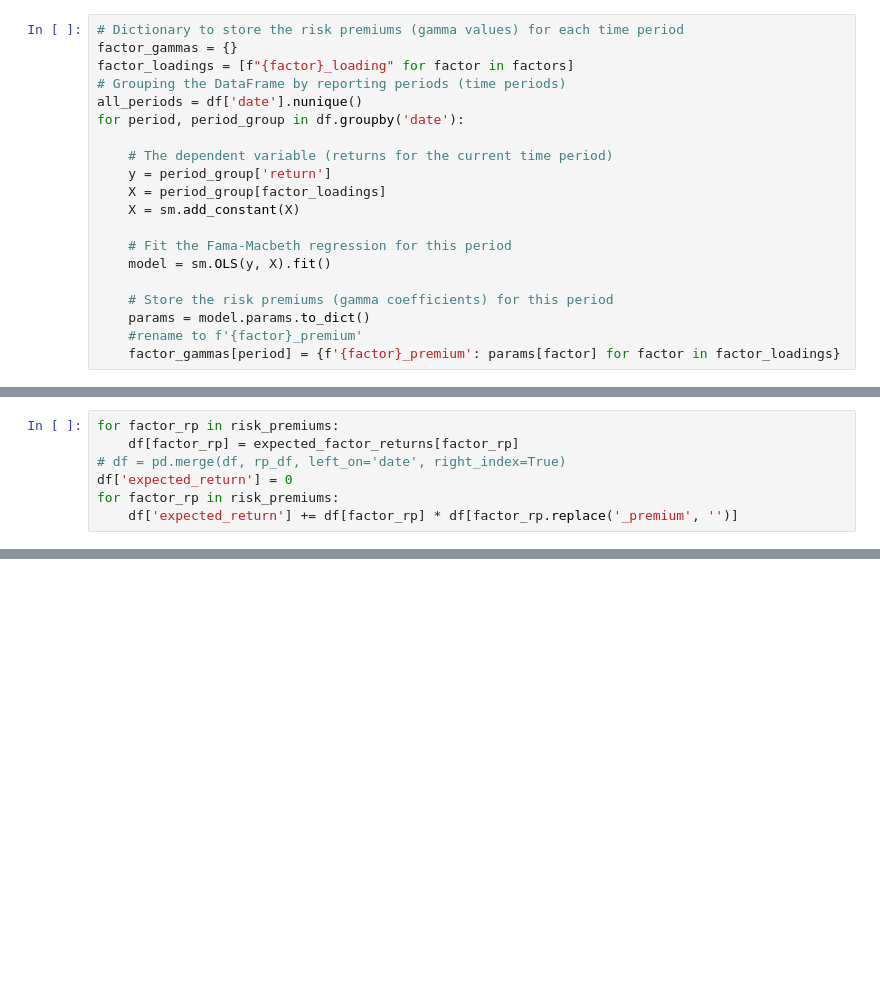
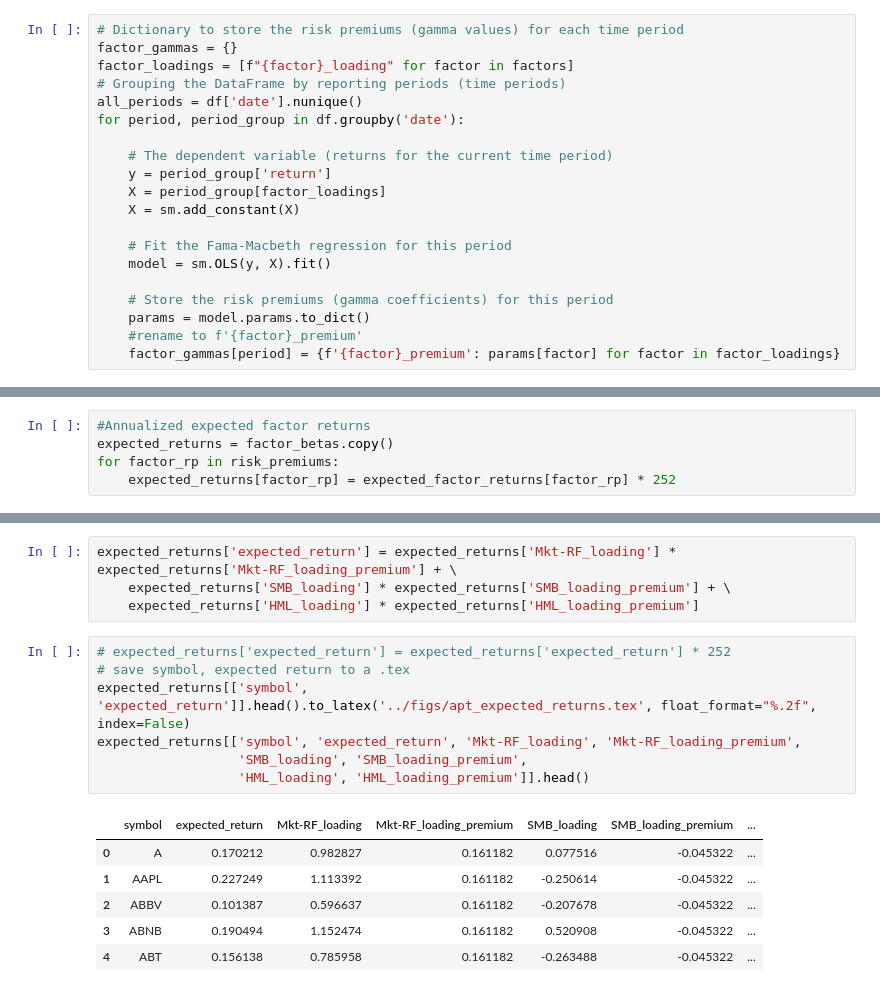
Before and after one commit to Aman-Rana-02/Efficient_Market_Portfolios, a Jupyter notebook: scripts/2.0.arbitrage_portfolio_theory.ipynb, the cells around one changed output, grey strips where cells are left out. Drawn from its saved outputs; the diff is of its cells as text; blank space fills up the shorter version.

```diff
--- a/scripts/2.0.arbitrage_portfolio_theory.ipynb
+++ b/scripts/2.0.arbitrage_portfolio_theory.ipynb
@@ -144,7 +178,5 @@ rp_df[risk_premiums].cumsum().plot()
 # %%
+#Annualized expected factor returns
+expected_returns = factor_betas.copy()
 for factor_rp in risk_premiums:
-    df[factor_rp] = expected_factor_returns[factor_rp]
-# df = pd.merge(df, rp_df, left_on='date', right_index=True)
-df['expected_return'] = 0
-for factor_rp in risk_premiums:
-    df['expected_return'] += df[factor_rp] * df[factor_rp.replace('_premium', '')]
+    expected_returns[factor_rp] = expected_factor_returns[factor_rp] * 252
@@ -256,0 +183,18 @@ plt.show()
+# %%
+expected_returns['expected_return'] = expected_returns['Mkt-RF_loading'] * expected_returns['Mkt-RF_loading_premium'] + \
+    expected_returns['SMB_loading'] * expected_returns['SMB_loading_premium'] + \
+    expected_returns['HML_loading'] * expected_returns['HML_loading_premium']
+# %%
+# expected_returns['expected_return'] = expected_returns['expected_return'] * 252
+# save symbol, expected return to a .tex
+expected_returns[['symbol', 'expected_return']].head().to_latex('../figs/apt_expected_returns.tex', float_format="%.2f", index=False)
+expected_returns[['symbol', 'expected_return', 'Mkt-RF_loading', 'Mkt-RF_loading_premium',
+                  'SMB_loading', 'SMB_loading_premium',
+                  'HML_loading', 'HML_loading_premium']].head()
+# %% [output]
+|  | symbol | expected_return | Mkt-RF_loading | Mkt-RF_loading_premium | SMB_loading | SMB_loading_premium | ... |
+| 0 | A | 0.170212 | 0.982827 | 0.161182 | 0.077516 | -0.045322 | ... |
+| 1 | AAPL | 0.227249 | 1.113392 | 0.161182 | -0.250614 | -0.045322 | ... |
+| 2 | ABBV | 0.101387 | 0.596637 | 0.161182 | -0.207678 | -0.045322 | ... |
+| 3 | ABNB | 0.190494 | 1.152474 | 0.161182 | 0.520908 | -0.045322 | ... |
+| 4 | ABT | 0.156138 | 0.785958 | 0.161182 | -0.263488 | -0.045322 | ... |
```
Also changed, not shown: parts of 13 cells of this notebook, 21 other files.
